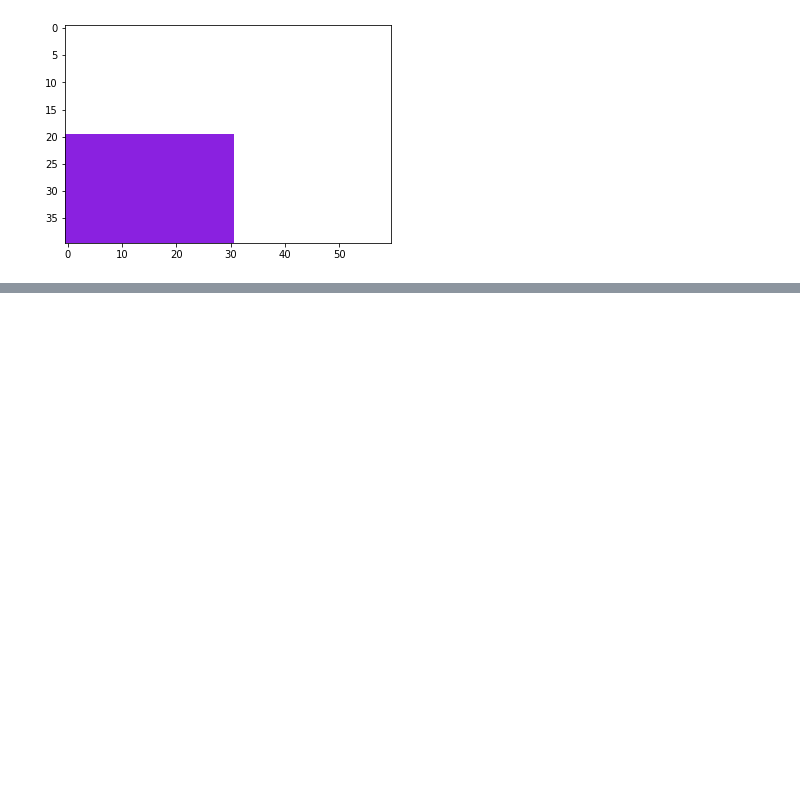
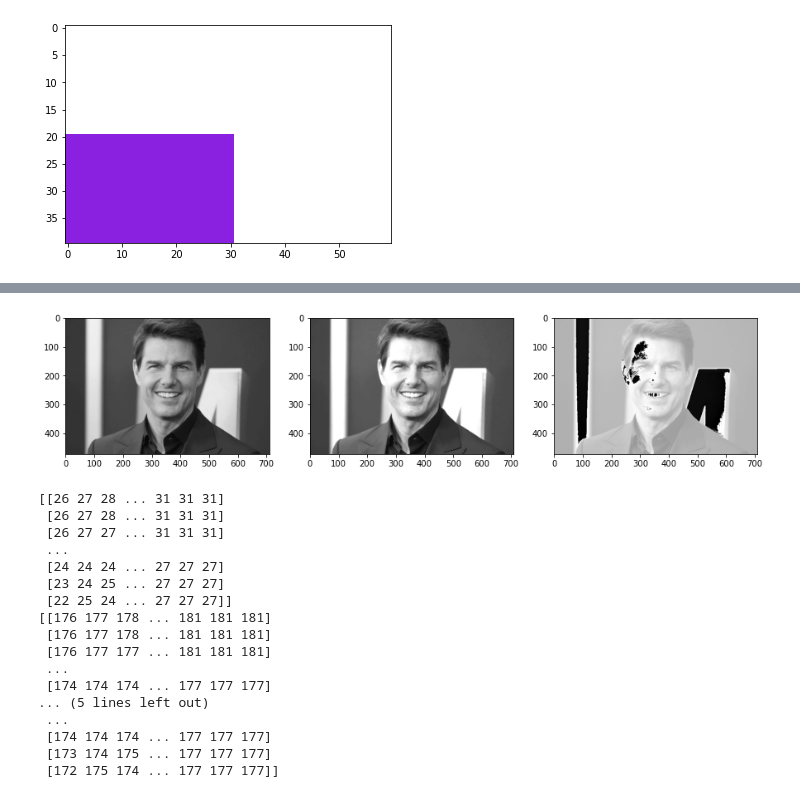
Before and after one commit to TreshanAyesh/EN2550-Fundamentals-of-Image-Processing, a Jupyter notebook: exercise1/exercise1.ipynb, the cells around one changed output, grey strips where cells are left out. Cells and saved outputs as stored; diff of their text form; code cells hidden in the pictures; blank space fills up the shorter version.

```diff
--- a/exercise1/exercise1.ipynb
+++ b/exercise1/exercise1.ipynb
@@ -228,0 +247,36 @@ cv2.destroyAllWindows()
+# %%
+import cv2 as cv
+import matplotlib.pyplot as plt
+img = cv.imread("tom_dark.jpg", cv.IMREAD_GRAYSCALE)
+
+img_bright = img + 150
+img_2 = cv.add(img,150)
+
+fig,ax = plt.subplots(1,3, figsize = (15,15))
+ax[0].imshow(img, cmap = 'gray')
+ax[1].imshow(img_2 , cmap = 'gray')
+ax[2].imshow(img_bright , cmap = 'gray')
+plt.show()
+
+print(img)
+print(img_2)
+print(img_bright)
+# %% [output]
+[figure, added]
+[[26 27 28 ... 31 31 31]
+ [26 27 28 ... 31 31 31]
+ [26 27 27 ... 31 31 31]
+ ...
+ [24 24 24 ... 27 27 27]
+ [23 24 25 ... 27 27 27]
+ [22 25 24 ... 27 27 27]]
+[[176 177 178 ... 181 181 181]
+ [176 177 178 ... 181 181 181]
+ [176 177 177 ... 181 181 181]
+ ...
+ [174 174 174 ... 177 177 177]
+... (5 lines left out)
+ ...
+ [174 174 174 ... 177 177 177]
+ [173 174 175 ... 177 177 177]
+ [172 175 174 ... 177 177 177]]
```
Also changed, not shown: parts of 2 cells of this notebook, 16 other files.
